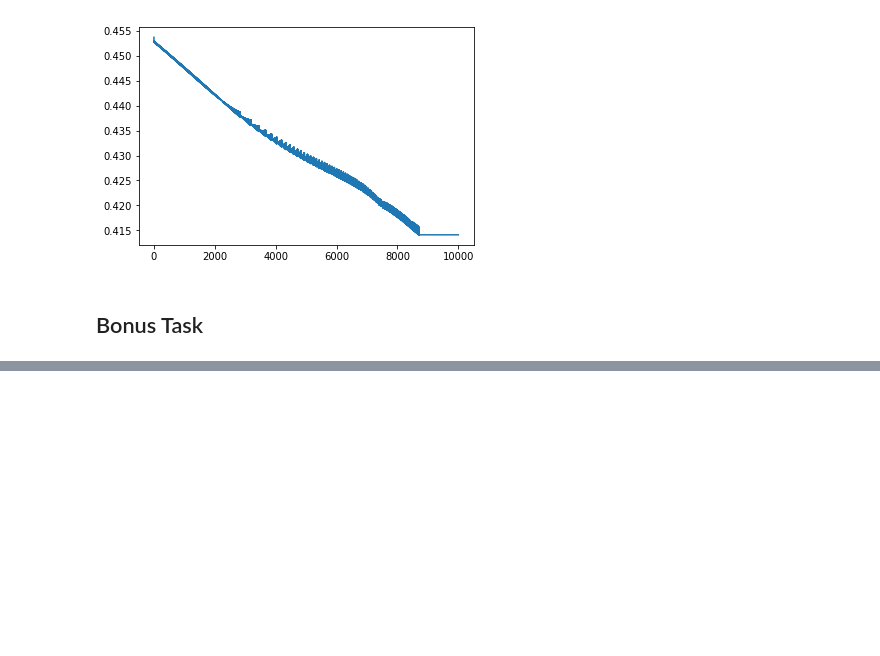
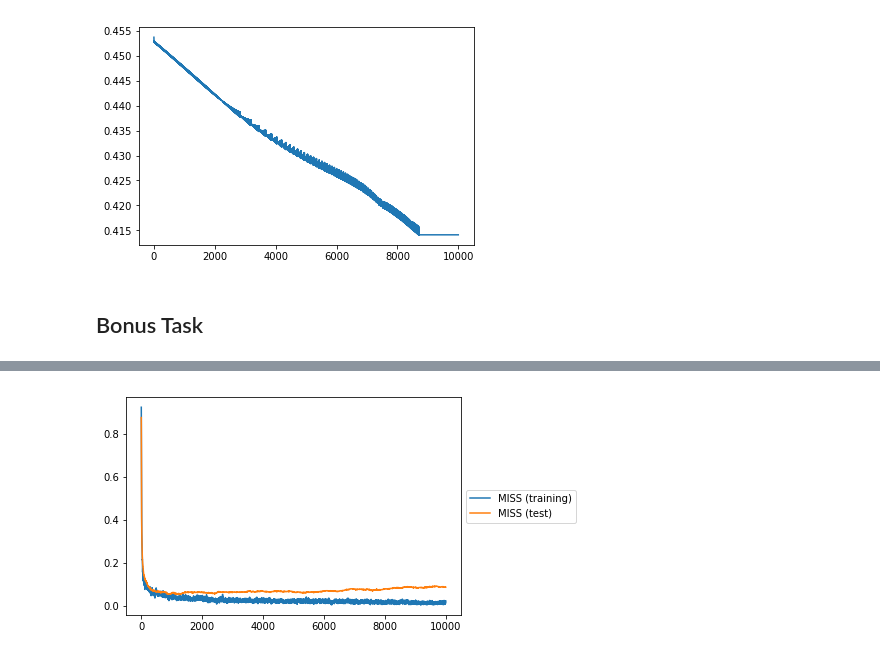
Before and after one commit to slchangtw/machine_learning_Jacobs, a Jupyter notebook: MLP.ipynb, the cells around one changed output, grey strips where cells are left out. Cells and saved outputs as stored; diff of their text form; code cells hidden in the pictures; blank space fills up the shorter version.

Commit message:
update plots

```diff
--- a/MLP.ipynb
+++ b/MLP.ipynb
@@ -187,0 +187,9 @@ for epoch in range(epochs):
+# %%
+# plot
+plt.plot(train_miss)
+plt.plot(test_miss)
+
+plt.legend(['MISS (training)', 'MISS (test)'], loc='center left', bbox_to_anchor=(1, 0.5))
+plt.show()
+# %% [output]
+[figure, added]
```
Also changed, not shown: parts of 3 cells of this notebook.
